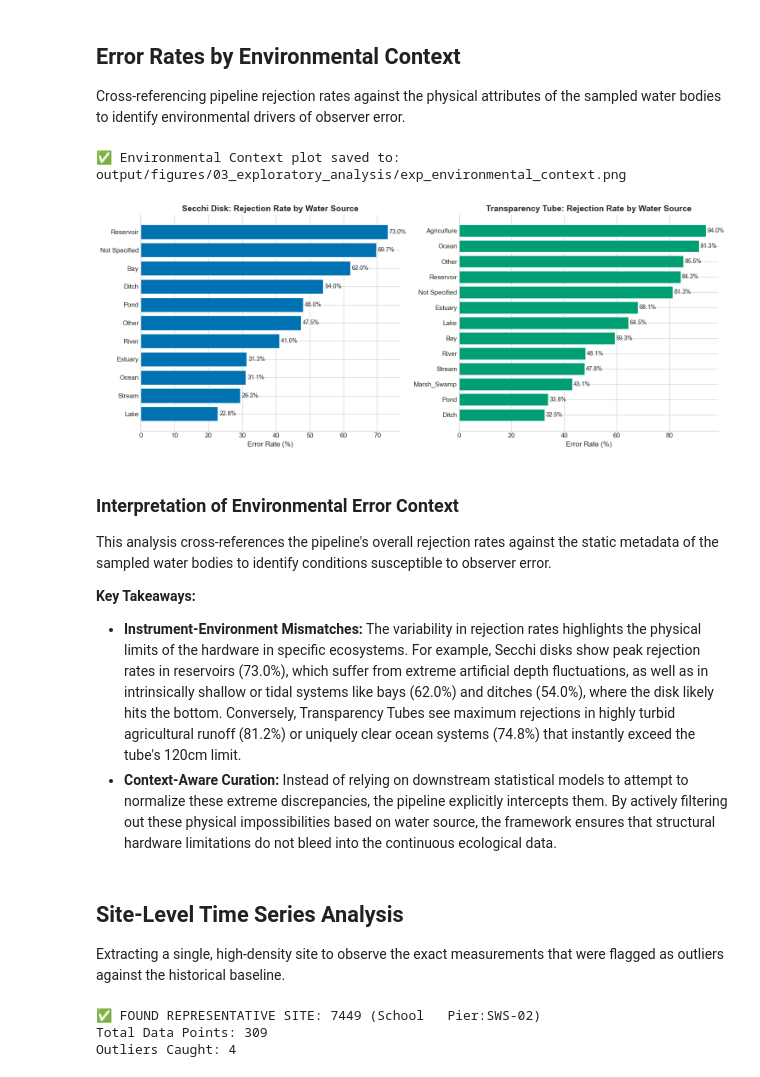
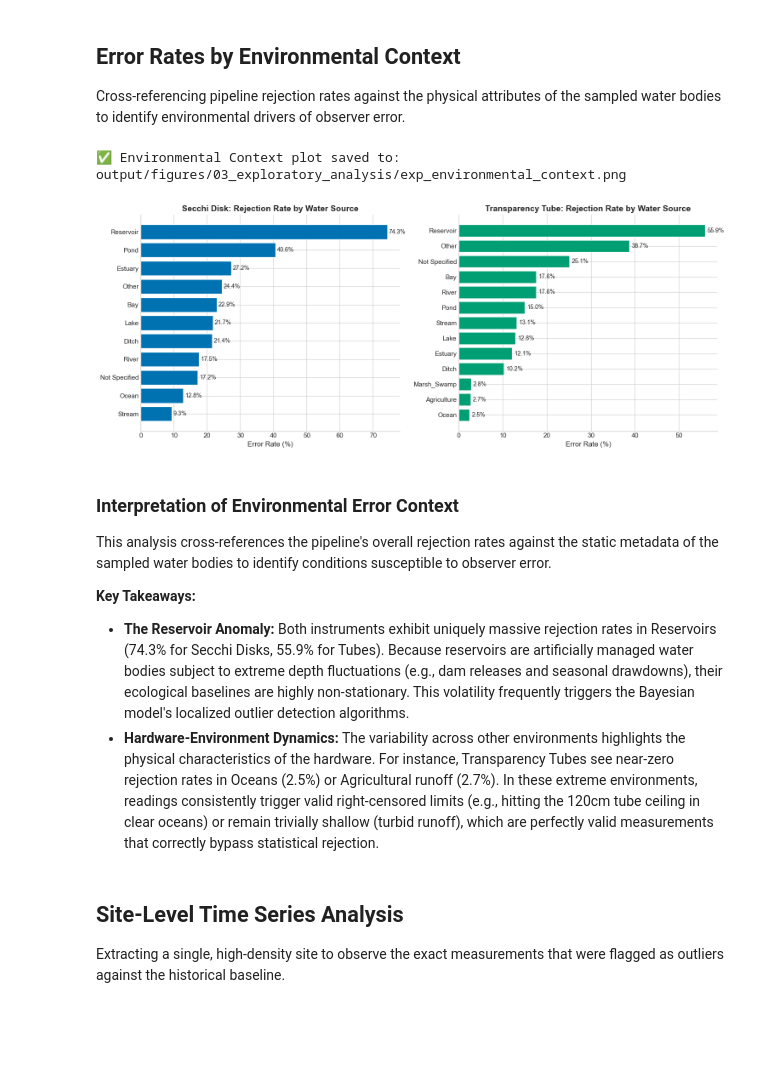
Before and after one commit to globe-curation-ai/curation-framework, a Jupyter notebook: notebooks/03_exploratory_analysis.ipynb, the cells around one changed output. Saved outputs shown, nothing was run; the diff lists cells and outputs as text; code cells hidden in the pictures; blank space fills up the shorter version.

```diff
--- a/notebooks/03_exploratory_analysis.ipynb
+++ b/notebooks/03_exploratory_analysis.ipynb
@@ -44,11 +44,16 @@ with sqlite3.connect(db_path) as conn:
     df_disk = pd.read_sql("SELECT * FROM measurements_disk", conn)
     df_tube = pd.read_sql("SELECT * FROM measurements_tube", conn)
 
-# Cast SQLite integer flags (0/1) to explicit boolean types
+# Cast SQLite flags to correct boolean types
 for df in [df_disk, df_tube]:
-    for col in ['passed_heuristics', 'is_censored', 'is_statistical_outlier']:
+    for col in ['passed_heuristics', 'is_censored']:
         if col in df.columns:
-            df[col] = df[col].astype(bool)
+            # Binary boolean flags
+            df[col] = df[col].fillna(False).astype(bool)
+
+    if 'is_statistical_outlier' in df.columns:
+        # Ternary logic (True/False/NA). NA = not evaluated or censored.
+        df['is_statistical_outlier'] = df['is_statistical_outlier'].astype('boolean')
 
 print(f"Secchi Disk Records: {len(df_disk):,}")
 print(f"Transparency Tube Records: {len(df_tube):,}")
@@ -590,7 +596,7 @@ def calc_env_rejection(df, sites_df):
     temp_df['water_body_source'] = temp_df['water_body_source'].str.title()
 
     # Calculate Total Rejections (Failed heuristics OR Statistical Outlier)
-    temp_df['is_rejected'] = (~temp_df['passed_heuristics']) | (temp_df['is_statistical_outlier'] == True)
+    temp_df['is_rejected'] = (~temp_df['passed_heuristics']) | (temp_df['is_statistical_outlier'].eq(True))
 
     env_stats = temp_df.groupby('water_body_source').agg(
         total_obs=('site_id', 'count'),
@@ -619,79 +625,58 @@ if not disk_env.empty and not tube_env.empty:
     axes[1].set_xlabel('Error Rate (%)', fontsize=12)
 
     # Clean formatting and data label injection
     for ax in axes:
         ax.spines['top'].set_visible(False)
         ax.spines['right'].set_visible(False)
         ax.tick_params(labelsize=11)
         for i, v in enumerate(ax.patches):
             ax.text(v.get_width() + 0.5, v.get_y() + v.get_height()/2,
                     f"{v.get_width():.1f}%", va='center', fontsize=10)
 
 plt.tight_layout()
 
 # Save the high resolution plot image
 if save_plot:
     fig_path = os.path.join(output_dir, 'exp_environmental_context.png')
     plt.savefig(fig_path, bbox_inches='tight', dpi=300)
     print(f"✅ Environmental Context plot saved to: {fig_path}")
 
 plt.show()
 
 # --- Embedded Interpretation ---
-caption_env = """
+
+# Dynamically extract percentages for the caption
+def get_rate(df, env):
+    return f"{df.loc[env, 'rejection_rate']:.1f}%" if env in df.index else "N/A"
+
+res_disk = get_rate(disk_env, 'Reservoir')
+res_tube = get_rate(tube_env, 'Reservoir')
+ocean_tube = get_rate(tube_env, 'Ocean')
+agri_tube = get_rate(tube_env, 'Agriculture')
+
+caption_env = f"""
 ### Interpretation of Environmental Error Context
 
 This analysis cross-references the pipeline's overall rejection rates against the static metadata of the sampled water bodies to identify conditions susceptible to observer error.
 
 **Key Takeaways:**
-* **Instrument-Environment Mismatches:** The variability in rejection rates highlights the physical limits of the hardware in specific ecosystems. For example, Secchi disks show peak rejection rates in reservoirs (73.0%), which suffer from extreme artificial depth fluctuations, as well as in intrinsically shallow or tidal systems like bays (62.0%) and ditches (54.0%), where the disk likely hits the bottom. Conversely, Transparency Tubes see maximum rejections in highly turbid agricultural runoff (81.2%) or uniquely clear ocean systems (74.8%) that instantly exceed the tube's 120cm limit.
-* **Context-Aware Curation:** Instead of relying on downstream statistical models to attempt to normalize these extreme discrepancies, the pipeline explicitly intercepts them. By actively filtering out these physical impossibilities based on water source, the framework ensures that structural hardware limitations do not bleed into the continuous ecological data."""
+* **The Reservoir Anomaly:** Both instruments exhibit uniquely massive rejection rates in Reservoirs ({res_disk} for Secchi Disks, {res_tube} for Tubes). Because reservoirs are artificially managed water bodies subject to extreme depth fluctuations (e.g., dam releases and seasonal drawdowns), their ecological baselines are highly non-stationary. This volatility frequently triggers the Bayesian model's localized outlier detection algorithms.
+* **Hardware-Environment Dynamics:** The variability across other environments highlights the physical characteristics of the hardware. For instance, Transparency Tubes see near-zero rejection rates in Oceans ({ocean_tube}) or Agricultural runoff ({agri_tube}). In these extreme environments, readings consistently trigger valid right-censored limits (e.g., hitting the 120cm tube ceiling in clear oceans) or remain trivially shallow (turbid runoff), which are perfectly valid measurements that correctly bypass statistical rejection.
+"""
 display(Markdown(caption_env))
 # %% [output]
 ✅ Environmental Context plot saved to: output/figures/03_exploratory_analysis/exp_environmental_context.png
-[figure, old version]
+[figure, new version]
 
 ### Interpretation of Environmental Error Context
 
 This analysis cross-references the pipeline's overall rejection rates against the static metadata of the sampled water bodies to identify conditions susceptible to observer error.
 
 **Key Takeaways:**
-* **Instrument-Environment Mismatches:** The variability in rejection rates highlights the physical limits of the hardware in specific ecosystems. For example, Secchi disks show peak rejection rates in reservoirs (73.0%), which suffer from extreme artificial depth fluctuations, as well as in intrinsically shallow or tidal systems like bays (62.0%) and ditches (54.0%), where the disk likely hits the bottom. Conversely, Transparency Tubes see maximum rejections in highly turbid agricultural runoff (81.2%) or uniquely clear ocean systems (74.8%) that instantly exceed the tube's 120cm limit.
-* **Context-Aware Curation:** Instead of relying on downstream statistical models to attempt to normalize these extreme discrepancies, the pipeline explicitly intercepts them. By actively filtering out these physical impossibilities based on water source, the framework ensures that structural hardware limitations do not bleed into the continuous ecological data.
+* **The Reservoir Anomaly:** Both instruments exhibit uniquely massive rejection rates in Reservoirs (74.3% for Secchi Disks, 55.9% for Tubes). Because reservoirs are artificially managed water bodies subject to extreme depth fluctuations (e.g., dam releases and seasonal drawdowns), their ecological baselines are highly non-stationary. This volatility frequently triggers the Bayesian model's localized outlier detection algorithms.
+* **Hardware-Environment Dynamics:** The variability across other environments highlights the physical characteristics of the hardware. For instance, Transparency Tubes see near-zero rejection rates in Oceans (2.5%) or Agricultural runoff (2.7%). In these extreme environments, readings consistently trigger valid right-censored limits (e.g., hitting the 120cm tube ceiling in clear oceans) or remain trivially shallow (turbid runoff), which are perfectly valid measurements that correctly bypass statistical rejection.
 # %% [markdown]
 ## Site-Level Time Series Analysis
 Extracting a single, high-density site to observe the exact measurements that were flagged as outliers against the historical baseline.
-# %%
-# =============================================================================
-# 9. FIND A REPRESENTATIVE SITE
-# =============================================================================
-df_valid_heuristics = df_disk[df_disk['passed_heuristics'] == True]
-
-# Group by site to find candidates
-representative_candidates = df_valid_heuristics.groupby('site_id').agg({
-    'usid': 'count',
-    'is_statistical_outlier': 'sum',
-    'site_name': 'first'
-}).rename(columns={'usid': 'total_obs', 'is_statistical_outlier': 'outlier_count'})
-
-# Filter for specific criteria: Strong historical record with a few clear anomalies
-representatives = representative_candidates[
-    (representative_candidates['total_obs'] >= 30) &
-    (representative_candidates['outlier_count'] >= 1) &
-    (representative_candidates['outlier_count'] <= 5)
-].sort_values('total_obs', ascending=False)
-
-if not representatives.empty:
-    best_site = representatives.index[0]
-    print(f"✅ FOUND REPRESENTATIVE SITE: {best_site} ({representatives.loc[best_site, 'site_name']})")
-    print(f"Total Data Points: {representatives.loc[best_site, 'total_obs']}")
-    print(f"Outliers Caught: {representatives.loc[best_site, 'outlier_count']}")
-else:
-    print("No sites perfectly matched the 'Representative' criteria. Falling back to the most active site.")
-    best_site = representative_candidates.sort_values('outlier_count', ascending=False).index[0]
-# %% [output]
-✅ FOUND REPRESENTATIVE SITE: 7449 (School   Pier:SWS-02)
-Total Data Points: 309
-Outliers Caught: 4
 # %%
 # =============================================================================
```
Also changed, not shown: parts of 7 cells of this notebook, 14 other files.
